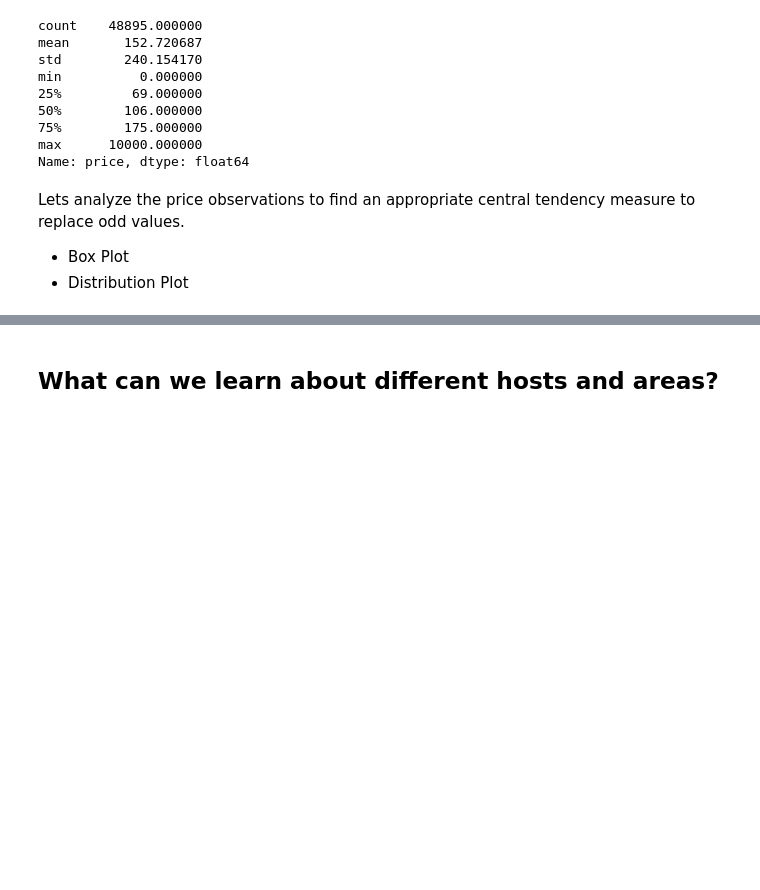
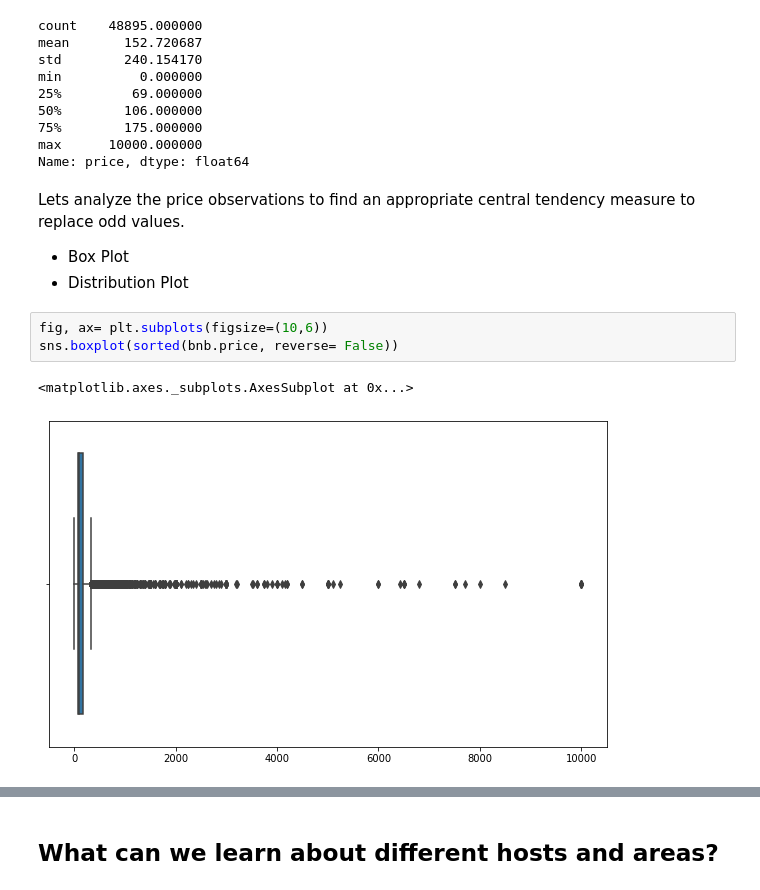
Before and after one commit to Shashwat-spyder/Airbnb-data-analysis, a Jupyter notebook: Shashwat_pani_EDA_Airbnb_Bookings_Analysis_Capstone_Project.ipynb, the cells around one changed output, grey strips where cells are left out. Drawn from its saved outputs; the diff is of its cells as text; blank space fills up the shorter version.

```diff
--- a/Shashwat_pani_EDA_Airbnb_Bookings_Analysis_Capstone_Project.ipynb
+++ b/Shashwat_pani_EDA_Airbnb_Bookings_Analysis_Capstone_Project.ipynb
@@ -269,3 +277,9 @@ Lets analyze the price observations to find an appropriate central tendency meas
 
 *   Box Plot
 *   Distribution Plot
+# %%
+fig, ax= plt.subplots(figsize=(10,6))
+sns.boxplot(sorted(bnb.price, reverse= False))
+# %% [output]
+<matplotlib.axes._subplots.AxesSubplot at 0x...>
+[figure, added]
```
Also changed, not shown: parts of 37 cells of this notebook.
